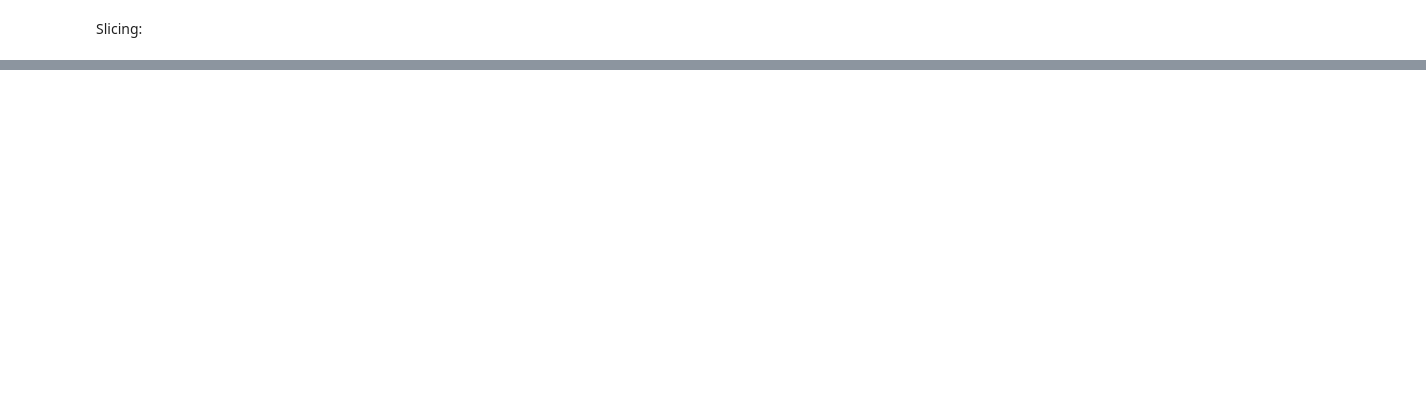
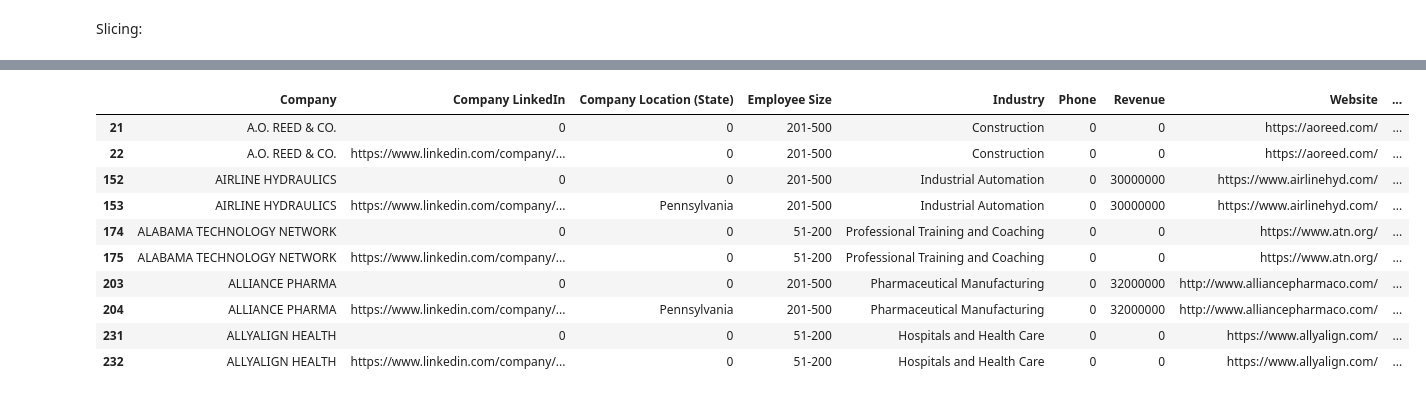
Before and after one commit to yania-n/Data-processing, a Jupyter notebook: Activity_0.ipynb, the cells around one changed output, grey strips where cells are left out. Drawn from its saved outputs; the diff is of its cells as text; code cells hidden in the pictures; blank space fills up the shorter version.

```diff
--- a/Activity_0.ipynb
+++ b/Activity_0.ipynb
@@ -153,3 +205,0 @@ df_clean.head(3)
-# %%
-pd.set_option('display.max_row', None)
-df_clean['revenue_cleaned'].value_counts()
@@ -269,2 +352,0 @@ print(df_clean['Employee Size'].value_counts().unique)
-# %%
-df_clean['Company'] = df_clean['Company'].astype(str)
@@ -281,0 +353,3 @@ companies_w_million_revenue = df_clean[df_clean['revenue_cleaned'] >= 1000000]
+# %%
+pd.set_option('display.max_rows',None)
+df_clean['Employee Size'].value_counts()
@@ -294,0 +376,20 @@ df_clean.drop(columns = ['revenue_cleaned'], inplace = True)
+# %%
+# Create calculated field:
+company_type = []
+for i in range(len(df_clean)):
+    if ((df_clean['Revenue'][i] < 38500000)and((df_clean['Employee Size'][i] == '51-200')|(df_clean['Employee Size'][i] == '201-500')|(df_clean['Employee Size'][i] == '501-1000'))):
+        x = 'Small Enterprise'
+        company_type.append(x)
+
+    elif ((38500000 <=df_clean['Revenue'][i] < 1000000000)&((df_clean['Employee Size'][i] == '1,001-5,000')|(df_clean['Employee Size'][i] == '5,001-10,000'))):
+        x = 'Medium Enterprise'
+        company_type.append(x)
+
+    elif ((df_clean['Revenue'][i] >= 1000000000)&(df_clean['Employee Size'][i] == '10,001+')):
+        x= 'Large Enterprise'
+        company_type.append(x)
+    else:
+        x = ''
+        company_type.append(x)
+
+df_clean['Company type'] = company_type
@@ -295,2 +405,17 @@ df_clean.drop(columns = ['revenue_cleaned'], inplace = True)
+# %%
+# Filter onrow:
+df_clean[df_clean['Company type'] != ''][:10]
+# %% [output]
+|  | Company | Company LinkedIn | Company Location (State) | Employee Size | Industry | Phone | Revenue | Website | ... |
+| 21 | A.O. REED & CO. | 0 | 0 | 201-500 | Construction | 0 | 0 | https://aoreed.com/ | ... |
+| 22 | A.O. REED & CO. | https://www.linkedin.com/company/... | 0 | 201-500 | Construction | 0 | 0 | https://aoreed.com/ | ... |
+| 152 | AIRLINE HYDRAULICS | 0 | 0 | 201-500 | Industrial Automation | 0 | 30000000 | https://www.airlinehyd.com/ | ... |
+| 153 | AIRLINE HYDRAULICS | https://www.linkedin.com/company/... | Pennsylvania | 201-500 | Industrial Automation | 0 | 30000000 | https://www.airlinehyd.com/ | ... |
+| 174 | ALABAMA TECHNOLOGY NETWORK | 0 | 0 | 51-200 | Professional Training and Coaching | 0 | 0 | https://www.atn.org/ | ... |
+| 175 | ALABAMA TECHNOLOGY NETWORK | https://www.linkedin.com/company/... | 0 | 51-200 | Professional Training and Coaching | 0 | 0 | https://www.atn.org/ | ... |
+| 203 | ALLIANCE PHARMA | 0 | 0 | 201-500 | Pharmaceutical Manufacturing | 0 | 32000000 | http://www.alliancepharmaco.com/ | ... |
+| 204 | ALLIANCE PHARMA | https://www.linkedin.com/company/... | Pennsylvania | 201-500 | Pharmaceutical Manufacturing | 0 | 32000000 | http://www.alliancepharmaco.com/ | ... |
+| 231 | ALLYALIGN HEALTH | 0 | 0 | 51-200 | Hospitals and Health Care | 0 | 0 | https://www.allyalign.com/ | ... |
+| 232 | ALLYALIGN HEALTH | https://www.linkedin.com/company/... | 0 | 51-200 | Hospitals and Health Care | 0 | 0 | https://www.allyalign.com/ | ... |
 # %%
 # Delete/output
```
Also changed, not shown: parts of 33 cells of this notebook, 1 other file.
